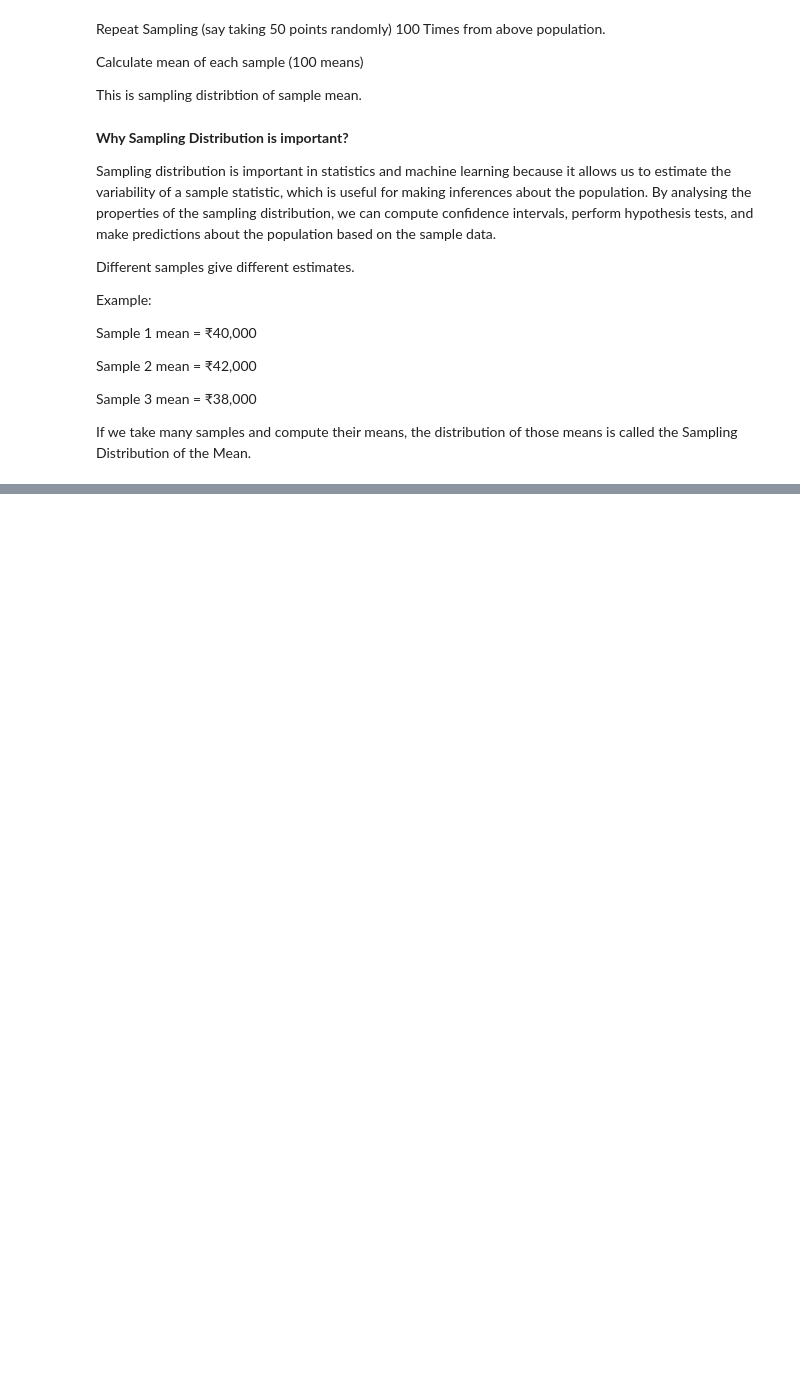
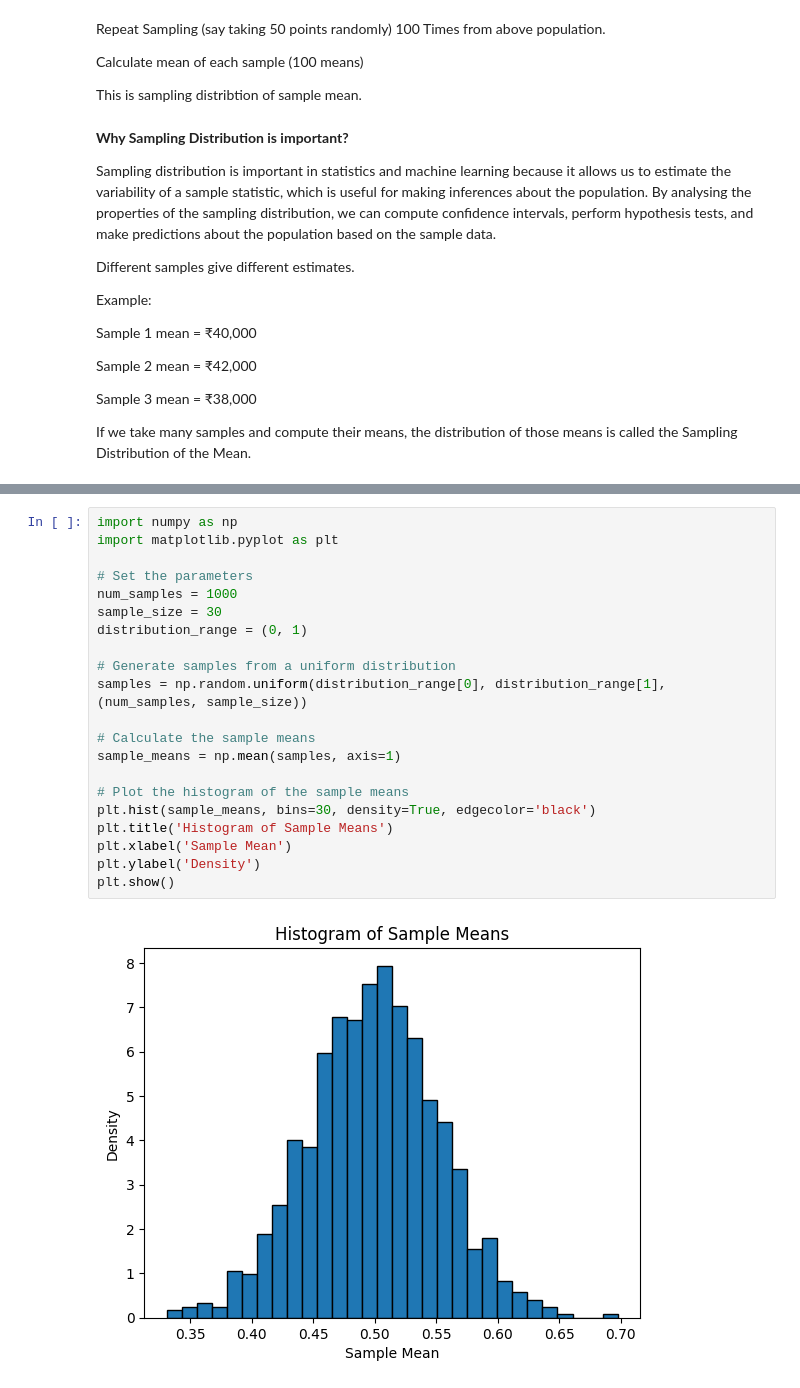
Before and after one commit to mapurva/CodeWorkspace, a Jupyter notebook: Central_Limit_Theorem.ipynb, the cells around one changed output, grey strips where cells are left out. Cells and saved outputs as stored; diff of their text form; blank space fills up the shorter version.

```diff
--- a/Central_Limit_Theorem.ipynb
+++ b/Central_Limit_Theorem.ipynb
@@ -443,0 +669,23 @@ If we take many samples and compute their means, the distribution of those means
+# %%
+import numpy as np
+import matplotlib.pyplot as plt
+
+# Set the parameters
+num_samples = 1000
+sample_size = 30
+distribution_range = (0, 1)
+
+# Generate samples from a uniform distribution
+samples = np.random.uniform(distribution_range[0], distribution_range[1], (num_samples, sample_size))
+
+# Calculate the sample means
+sample_means = np.mean(samples, axis=1)
+
+# Plot the histogram of the sample means
+plt.hist(sample_means, bins=30, density=True, edgecolor='black')
+plt.title('Histogram of Sample Means')
+plt.xlabel('Sample Mean')
+plt.ylabel('Density')
+plt.show()
+# %% [output]
+[figure, added]
```
Also changed, not shown: parts of 40 cells of this notebook.
